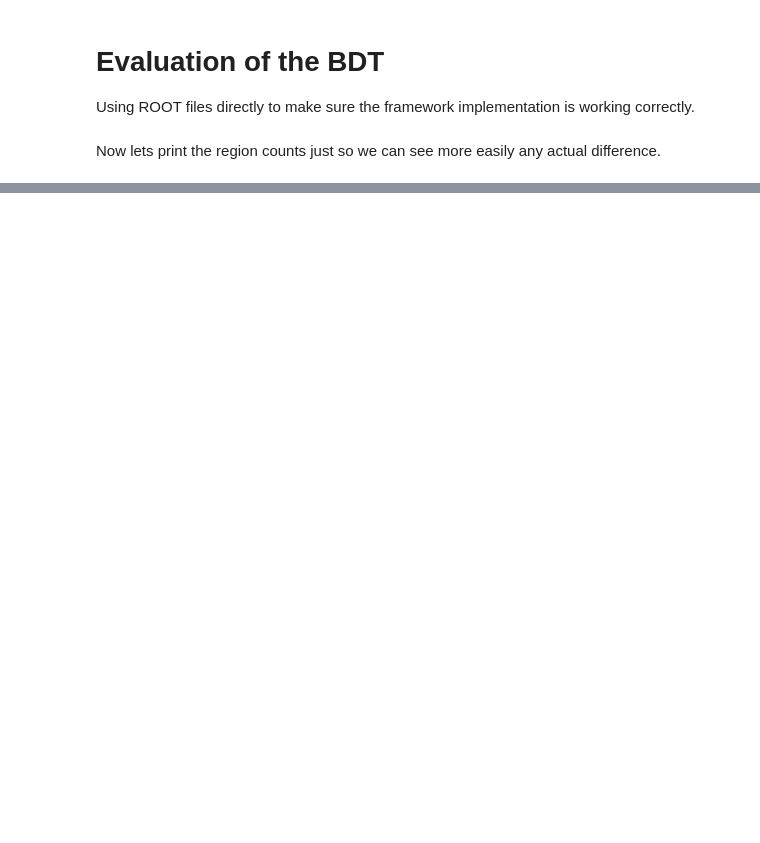
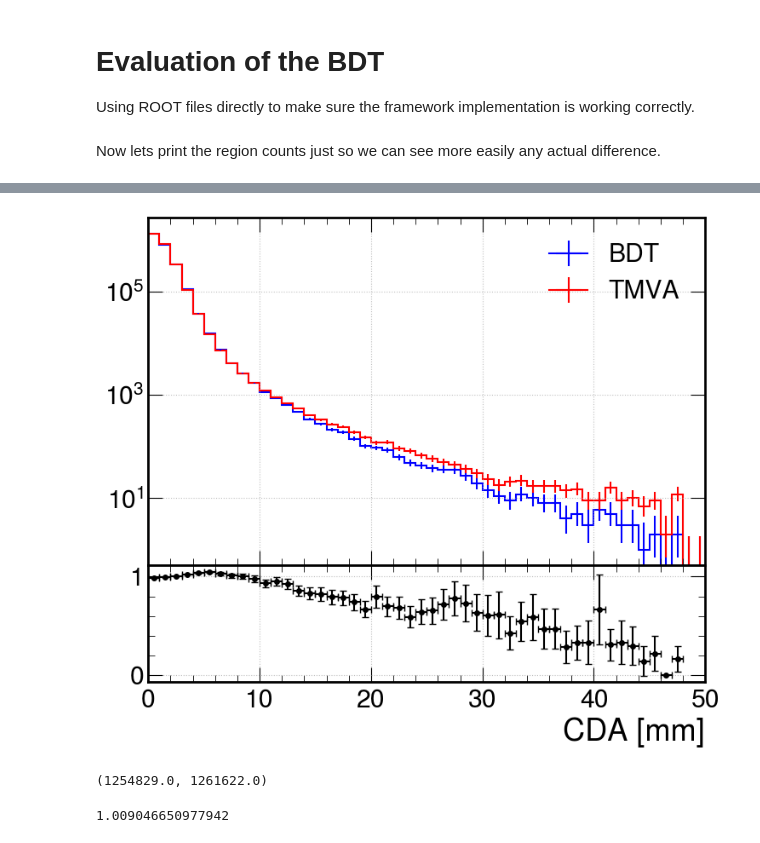
Before and after one commit to ChandlerKenworthy/Upstream, a Jupyter notebook: TreeEvaluation.ipynb, the cells around one changed output, grey strips where cells are left out. Cells and saved outputs as stored; diff of their text form; code cells hidden in the pictures; blank space fills up the shorter version.

```diff
--- a/TreeEvaluation.ipynb
+++ b/TreeEvaluation.ipynb
@@ -33,5 +67,0 @@ regions = {
-# %%
-h = {}
-with up.open("./data/PnnAnalysis_2022_data_mismatch_prob_sampleC.root:PNNAnalysis") as f:
-    for k in f.keys():
-        h[k.replace(";1","")] = f[k].to_hist()
@@ -177,10 +67,0 @@ Kmu2 Region BDT (Kaon5, No GTK): 10694.0
-# %%
-h = {}
-with up.open("./data/fwEvals/Ke4Noov_sampleC_and_Bkg_Eval_Kaon4.root:PNNAnalysis") as f:
-    for k in f.keys():
-        h[k.replace(";1","")] = f[k].to_hist()
-
-h5 = {}
-with up.open("./data/fwEvals/Ke4Noov_sampleC_and_Bkg_Eval_Kaon5.root:PNNAnalysis") as f:
-    for k in f.keys():
-        h5[k.replace(";1","")] = f[k].to_hist()
@@ -404,0 +140,46 @@ Signal Regions (Kaon5, No GTK): 407491.0
+# %%
+fig, ax = plt.subplots(2, 1, figsize=(8,7), sharex=True, gridspec_kw=dict(height_ratios=[3, 1]))
+ax = ax.flatten()
+hep.histplot(h['signalxgb_cda'], label="BDT", ax=ax[0], color="blue")
+hep.histplot(h['signal_cda'], label="TMVA", ax=ax[0], color="red")
+
+#yerr = err(f(a/b))^2 = (err(a)/b)^2 + (-a/b^2 * err(b))^2
+erra = np.sqrt(h['signalxgb_cda'].values())
+errb = np.sqrt(h['signal_cda'].values())
+yerr = np.sqrt((erra / h['signal_cda'].values())**2 + ((errb * h['signalxgb_cda'].values()) / (h['signal_cda'].values())**2)**2)
+
+ax[1].errorbar(
+    h['signal_cda'].axes[0].centers,
+    h['signalxgb_cda'].values() / h['signal_cda'].values(),
+    xerr=(h['signal_cda'].axes[0].centers[1] - h['signal_cda'].axes[0].centers[0]) / 2,
+    fmt='o',
+    markersize=4,
+    capsize=3,
+    yerr=yerr,
+    color='k'
+)
+ax[1].set_xlabel("CDA [mm]")
+ax[0].legend()
+ax[0].set_xlabel("")
+ax[0].set_xlim(0,50)
+ax[1].set_xlim(0,50)
+ax[0].grid()
+ax[1].grid()
+ax[0].set_yscale('log')
+#ax[1].set_xticklabels([])
+plt.tight_layout()
+plt.subplots_adjust(wspace=0, hspace=0)
+plt.show()
+# %% [output]
+[figure, added]
+# %%
+h["signal_region"].values()[1:3].sum(), h["signalxgb_region"].values()[1:3].sum()
+# %% [output]
+(1254829.0, 1261622.0)
+# %%
+x0 = h["signal_region"].values()[1:3].sum()
+x1 = h["signalxgb_region"].values()[1:3].sum()
+
+x1 / x0
+# %% [output]
+1.009046650977942
```
Also changed, not shown: parts of 48 cells of this notebook, 2 other files.
